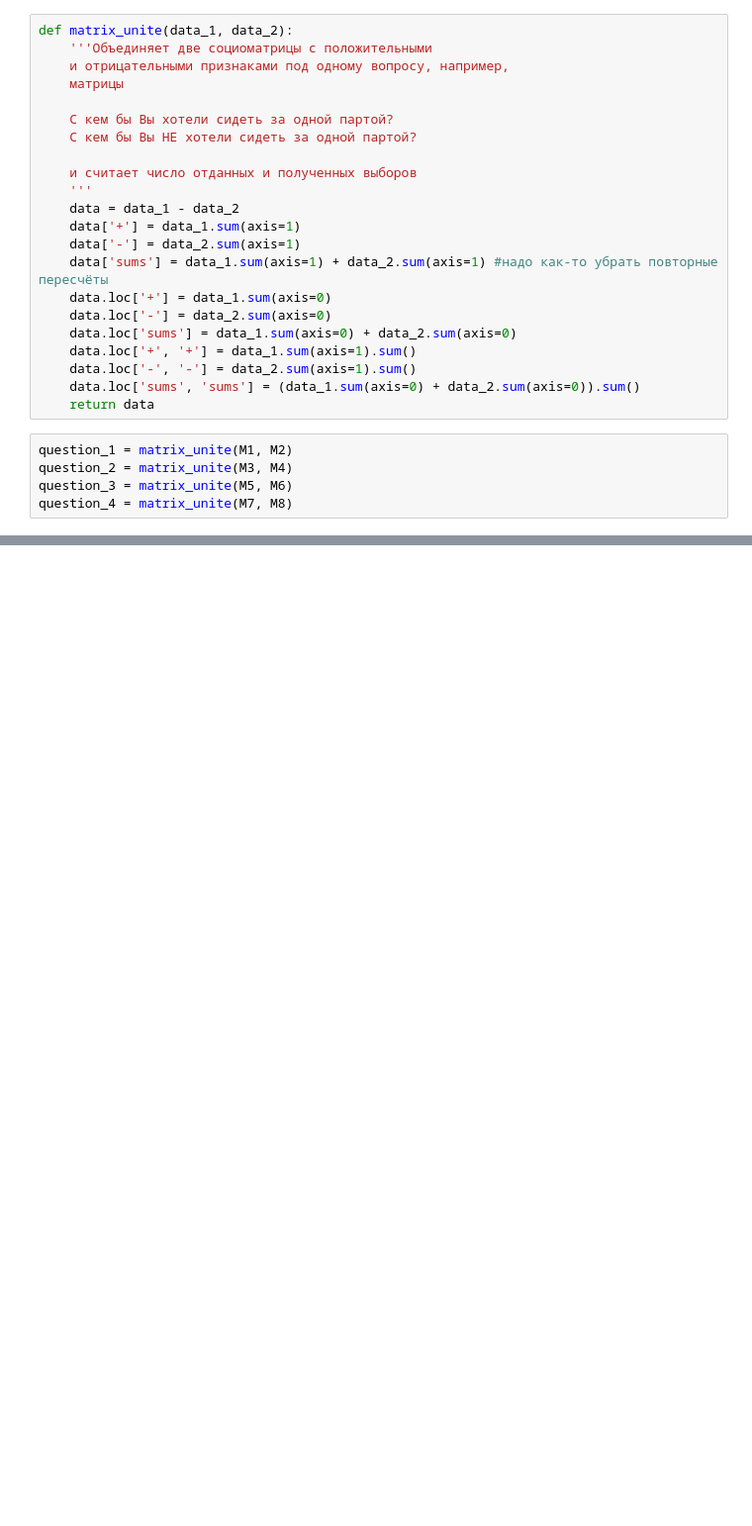
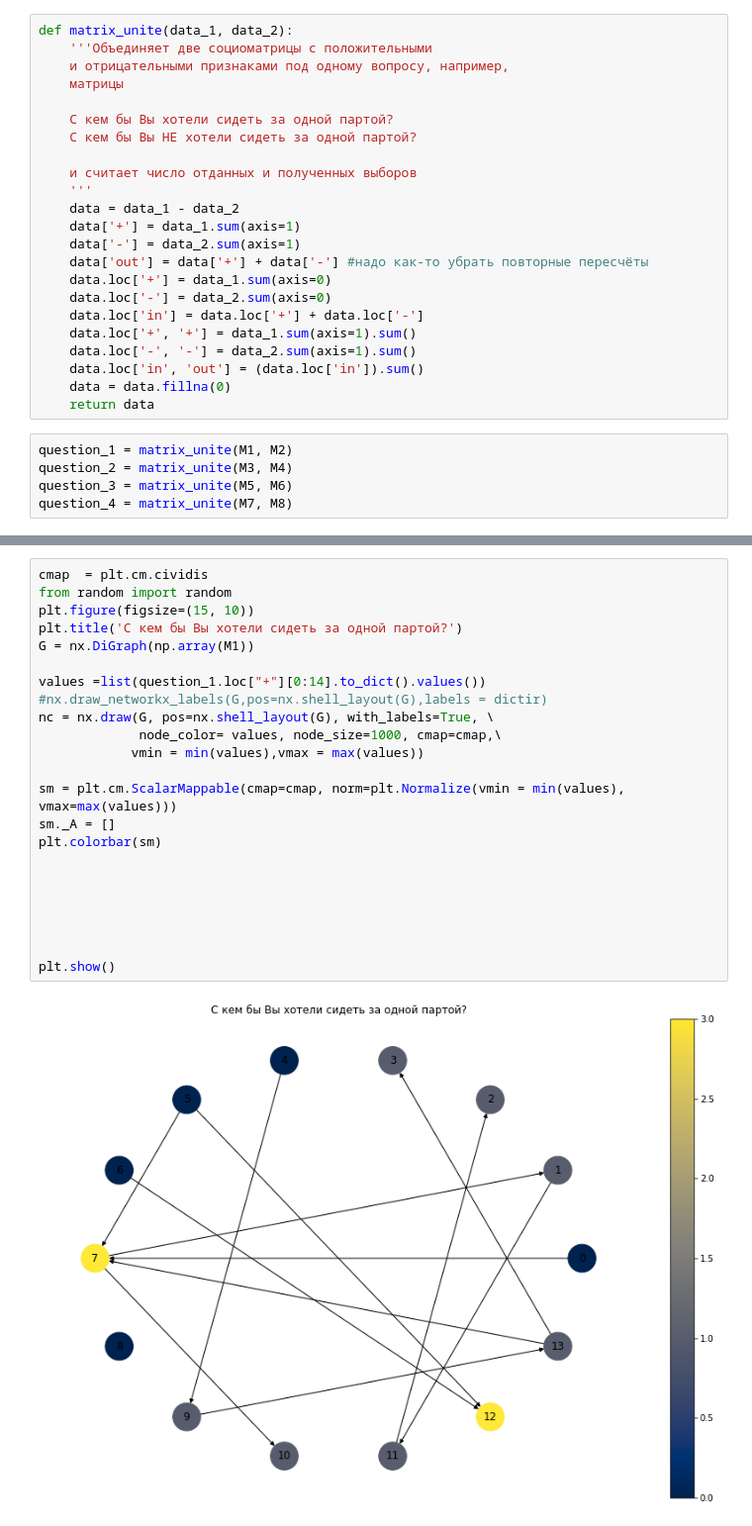
Before and after one commit to aptmess/pm.socio, a Jupyter notebook: code/socio.ipynb, the cells around one changed output, grey strips where cells are left out. Shown: that part at 99% size. Cells and saved outputs as stored; diff of their text form; blank space fills up the shorter version.

Commit message:
add visualisation

```diff
--- a/code/socio.ipynb
+++ b/code/socio.ipynb
@@ -54,13 +54,14 @@ def matrix_unite(data_1, data_2):
     data = data_1 - data_2
     data['+'] = data_1.sum(axis=1)
     data['-'] = data_2.sum(axis=1)
-    data['sums'] = data_1.sum(axis=1) + data_2.sum(axis=1) #надо как-то убрать повторные пересчёты
+    data['out'] = data['+'] + data['-'] #надо как-то убрать повторные пересчёты
     data.loc['+'] = data_1.sum(axis=0)
     data.loc['-'] = data_2.sum(axis=0)
-    data.loc['sums'] = data_1.sum(axis=0) + data_2.sum(axis=0)
+    data.loc['in'] = data.loc['+'] + data.loc['-']
     data.loc['+', '+'] = data_1.sum(axis=1).sum()
     data.loc['-', '-'] = data_2.sum(axis=1).sum()
-    data.loc['sums', 'sums'] = (data_1.sum(axis=0) + data_2.sum(axis=0)).sum()
+    data.loc['in', 'out'] = (data.loc['in']).sum()
+    data = data.fillna(0)
     return data
 # %%
 question_1 = matrix_unite(M1, M2)
@@ -97,0 +94,25 @@ nx.draw(G, pos=nx.shell_layout(G), with_labels=True)
+# %%
+cmap  = plt.cm.cividis
+from random import random
+plt.figure(figsize=(15, 10))
+plt.title('С кем бы Вы хотели сидеть за одной партой?')
+G = nx.DiGraph(np.array(M1))
+
+values =list(question_1.loc["+"][0:14].to_dict().values())
+#nx.draw_networkx_labels(G,pos=nx.shell_layout(G),labels = dictir)
+nc = nx.draw(G, pos=nx.shell_layout(G), with_labels=True, \
+             node_color= values, node_size=1000, cmap=cmap,\
+            vmin = min(values),vmax = max(values))
+
+sm = plt.cm.ScalarMappable(cmap=cmap, norm=plt.Normalize(vmin = min(values), vmax=max(values)))
+sm._A = []
+plt.colorbar(sm)
+
+
+
+
+
+
+plt.show()
+# %% [output]
+[figure, added]
```
Also changed, not shown: parts of 24 cells of this notebook, 8 other files.
